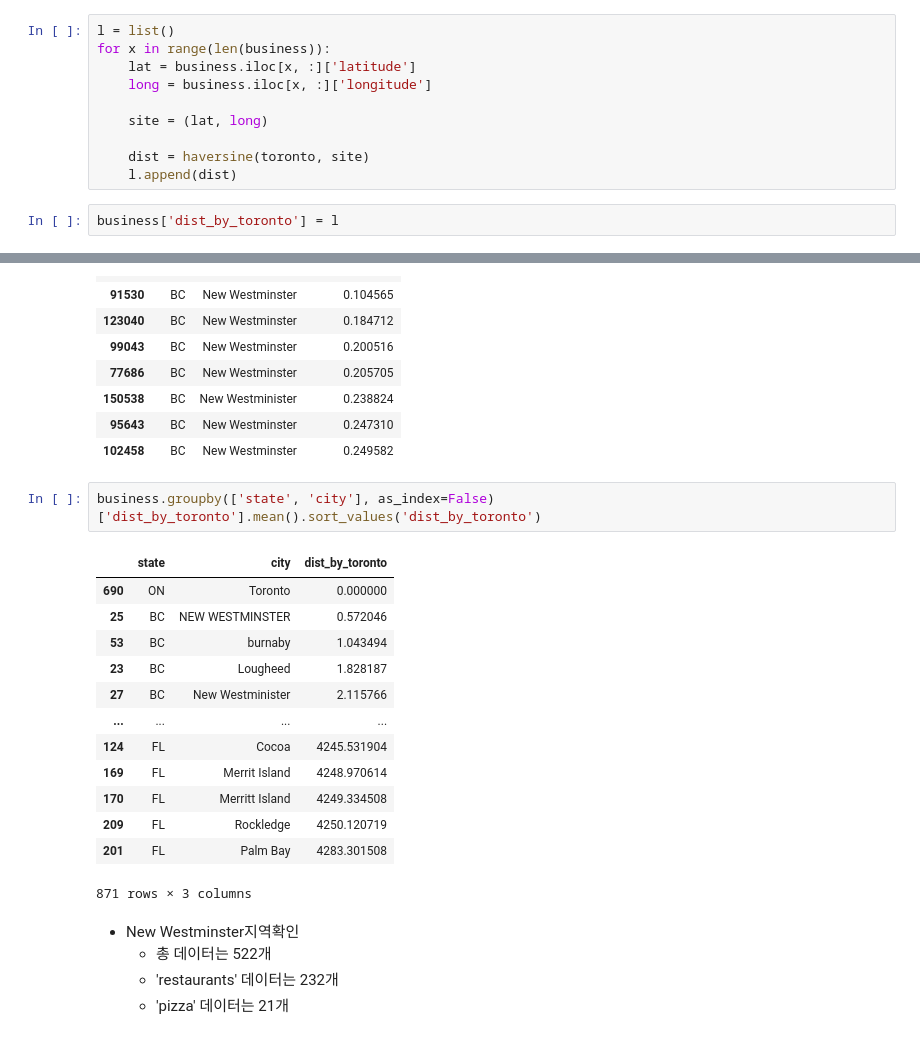
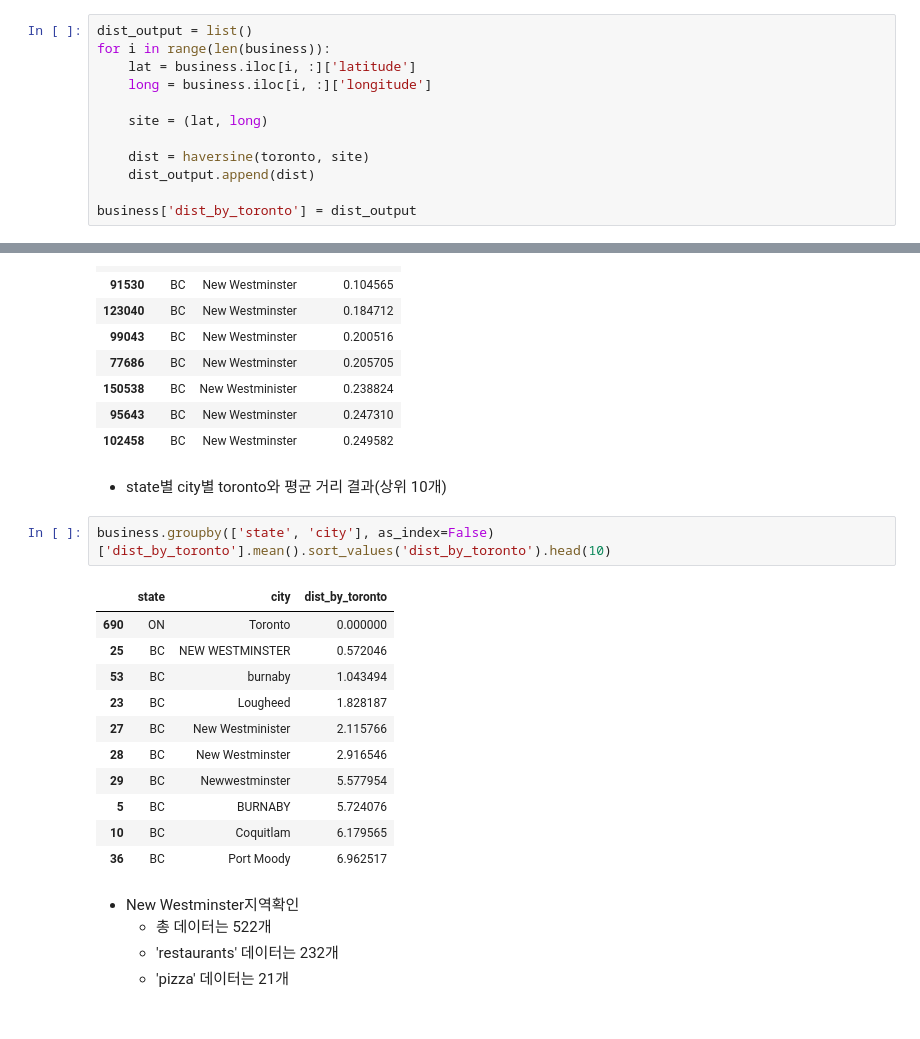
Before and after one commit to jamjam0109/kaggle_yelp, a Jupyter notebook: src.ipynb, the cells around one changed output, grey strips where cells are left out. Drawn from its saved outputs; the diff is of its cells as text.

```diff
--- a/src.ipynb
+++ b/src.ipynb
@@ -113,17 +165,17 @@ toronto_lat = business.query("city == 'Toronto'")['latitude'].tolist()[0]
 toronto_long = business.query("city == 'Toronto'")['longitude'].tolist()[0]
 toronto = (toronto_lat, toronto_long)
 # %%
-l = list()
-for x in range(len(business)):
-    lat = business.iloc[x, :]['latitude']
-    long = business.iloc[x, :]['longitude']
+dist_output = list()
+for i in range(len(business)):
+    lat = business.iloc[i, :]['latitude']
+    long = business.iloc[i, :]['longitude']
 
     site = (lat, long)
 
     dist = haversine(toronto, site)
-    l.append(dist)
+    dist_output.append(dist)
+
+business['dist_by_toronto'] = dist_output
-# %%
-business['dist_by_toronto'] = l
 # %% [markdown]
 - Toronto와 가장 가까운 지역은 state=BC, city=New Westminster 이다.
 # %%
@@ -140,22 +192,22 @@ business.sort_values('dist_by_toronto')[['state', 'city', 'dist_by_toronto']].he
 | 150538 | BC | New Westminister | 0.238824 |
 | 95643 | BC | New Westminster | 0.247310 |
 | 102458 | BC | New Westminster | 0.249582 |
+# %% [markdown]
+- state별 city별 toronto와 평균 거리 결과(상위 10개)
 # %%
-business.groupby(['state', 'city'], as_index=False)['dist_by_toronto'].mean().sort_values('dist_by_toronto')
+business.groupby(['state', 'city'], as_index=False)['dist_by_toronto'].mean().sort_values('dist_by_toronto').head(10)
 # %% [output]
 |  | state | city | dist_by_toronto |
 | 690 | ON | Toronto | 0.000000 |
 | 25 | BC | NEW WESTMINSTER | 0.572046 |
 | 53 | BC | burnaby | 1.043494 |
 | 23 | BC | Lougheed | 1.828187 |
 | 27 | BC | New Westminister | 2.115766 |
-| ... | ... | ... | ... |
-| 124 | FL | Cocoa | 4245.531904 |
-| 169 | FL | Merrit Island | 4248.970614 |
-| 170 | FL | Merritt Island | 4249.334508 |
-| 209 | FL | Rockledge | 4250.120719 |
-| 201 | FL | Palm Bay | 4283.301508 |
+| 28 | BC | New Westminster | 2.916546 |
+| 29 | BC | Newwestminster | 5.577954 |
+| 5 | BC | BURNABY | 5.724076 |
+| 10 | BC | Coquitlam | 6.179565 |
+| 36 | BC | Port Moody | 6.962517 |
-871 rows × 3 columns
 # %% [markdown]
 - New Westminster지역확인
   - 총 데이터는 522개
```
Also changed, not shown: parts of 29 cells of this notebook.
